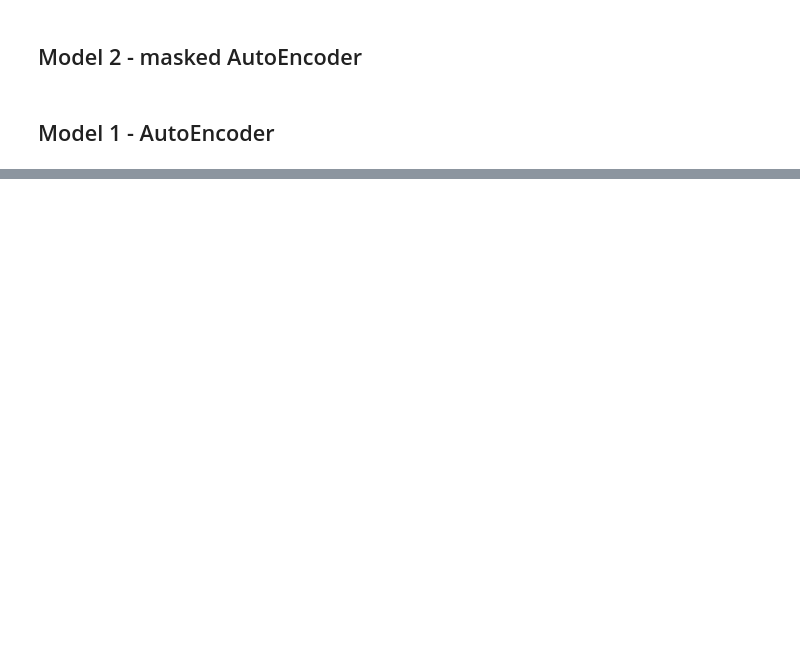
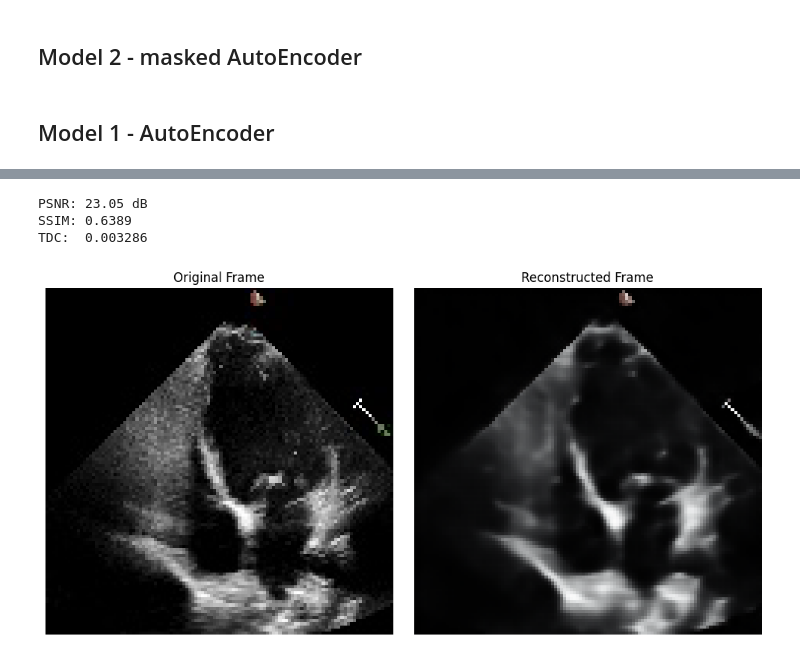
Before and after one commit to harshalchalke31/echoframe_capstone, a Jupyter notebook: pretraining/pre_training.ipynb, the cells around one changed output, grey strips where cells are left out. Cells and saved outputs as stored; diff of their text form; code cells hidden in the pictures; blank space fills up the shorter version.

```diff
--- a/pretraining/pre_training.ipynb
+++ b/pretraining/pre_training.ipynb
@@ -78,0 +99,16 @@ Early Stopping Triggered!
+# %%
+test_autoencoder(model=model_1,
+                 test_loader=test_loader,
+                 model_path=model_path_2,
+                 device=device)
+# %% [output]
+PSNR: 23.05 dB
+SSIM: 0.6389
+TDC:  0.003286
+# %%
+visualize_random_batch(model=model_1,
+                       test_loader=test_loader,
+                       model_path=model_path_2,
+                       device=device)
+# %% [output]
+[figure, added]
```
Also changed, not shown: parts of 10 cells of this notebook, 11 other files.
